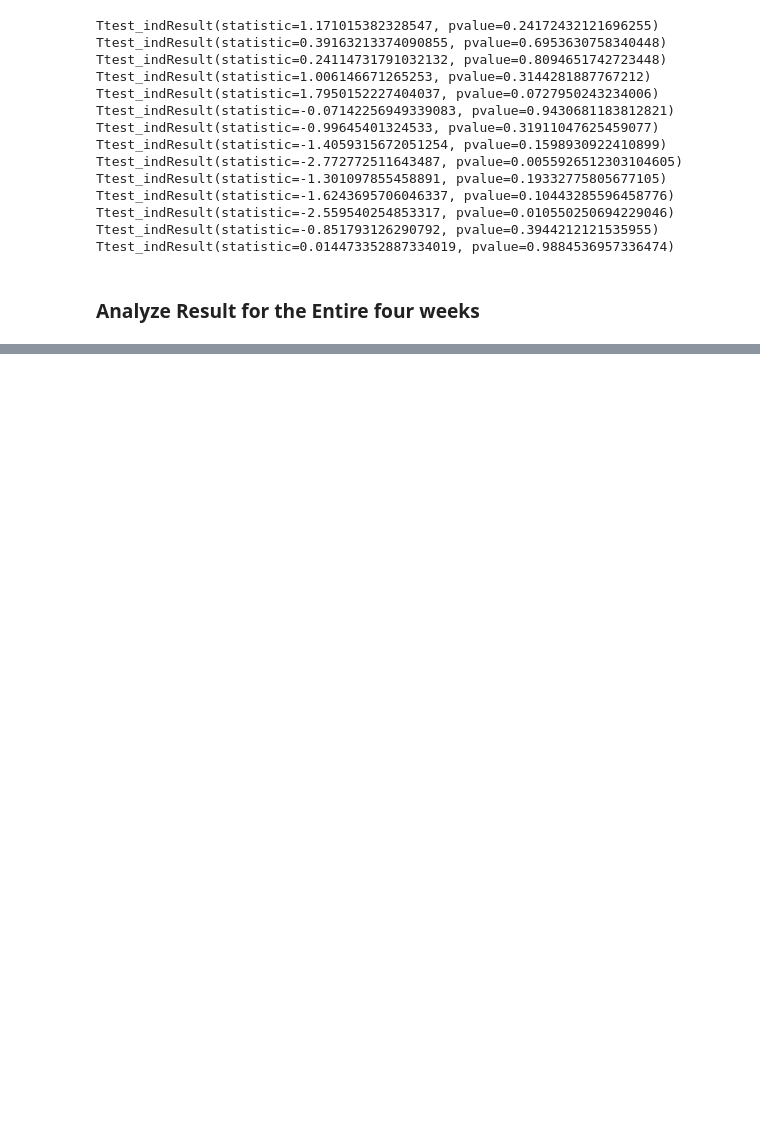
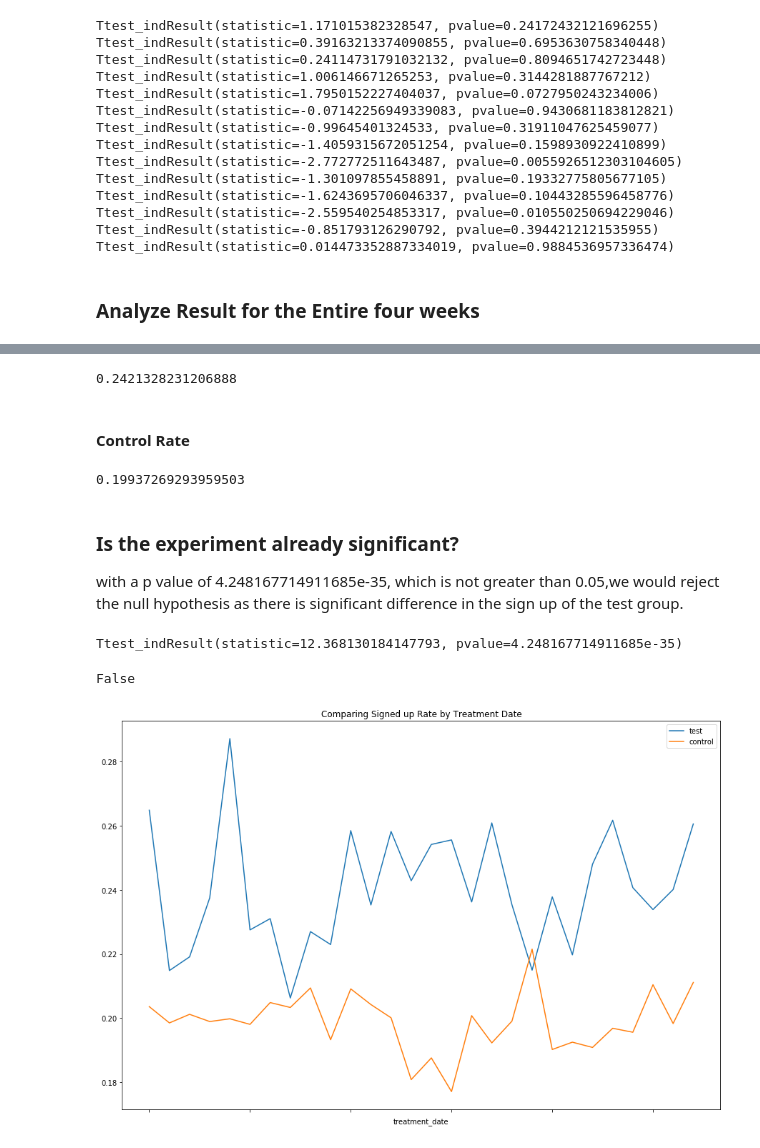
Before and after one commit to ajakaiye33/Data_Science_Bootcamp, a Jupyter notebook: experimentation_design/a_b_testing_drill/Experimentation_drill.ipynb, the cells around one changed output, grey strips where cells are left out. Saved outputs shown, nothing was run; the diff lists cells and outputs as text; code cells hidden in the pictures; blank space fills up the shorter version.

```diff
--- a/experimentation_design/a_b_testing_drill/Experimentation_drill.ipynb
+++ b/experimentation_design/a_b_testing_drill/Experimentation_drill.ipynb
@@ -116,0 +168,31 @@ full_exper_data = pd.read_csv(PATH)
+# %%
+test_group2['is_signed_up'].mean()
+# %% [output]
+0.2421328231206888
+# %% [markdown]
+#### Control Rate
+# %%
+control_group2 = full_exper_data[full_exper_data.test==0]
+# %%
+control_group2['is_signed_up'].mean()
+# %% [output]
+0.19937269293959503
+# %% [markdown]
+### Is the experiment already significant?
+with a p value of 4.248167714911685e-35, which is not greater than 0.05,we would reject the null hypothesis as there is significant difference in the sign up of the test group.
+# %%
+stats.ttest_ind(test_group2['is_signed_up'], control_group2['is_signed_up'])
+# %% [output]
+Ttest_indResult(statistic=12.368130184147793, pvalue=4.248167714911685e-35)
+# %%
+4.248167714911685e-35 > 5/100
+# %% [output]
+False
+# %%
+fig = test_group2[['treatment_date', 'is_signed_up']].groupby('treatment_date').mean().plot()
+control_group2[['treatment_date', 'is_signed_up']].groupby('treatment_date').mean().plot(ax = fig)
+plt.legend(['test', 'control'])
+plt.title('Comparing Signed up Rate by Treatment Date')
+plt.show()
+# %% [output]
+[figure, added]
```
Also changed, not shown: parts of 15 cells of this notebook.
